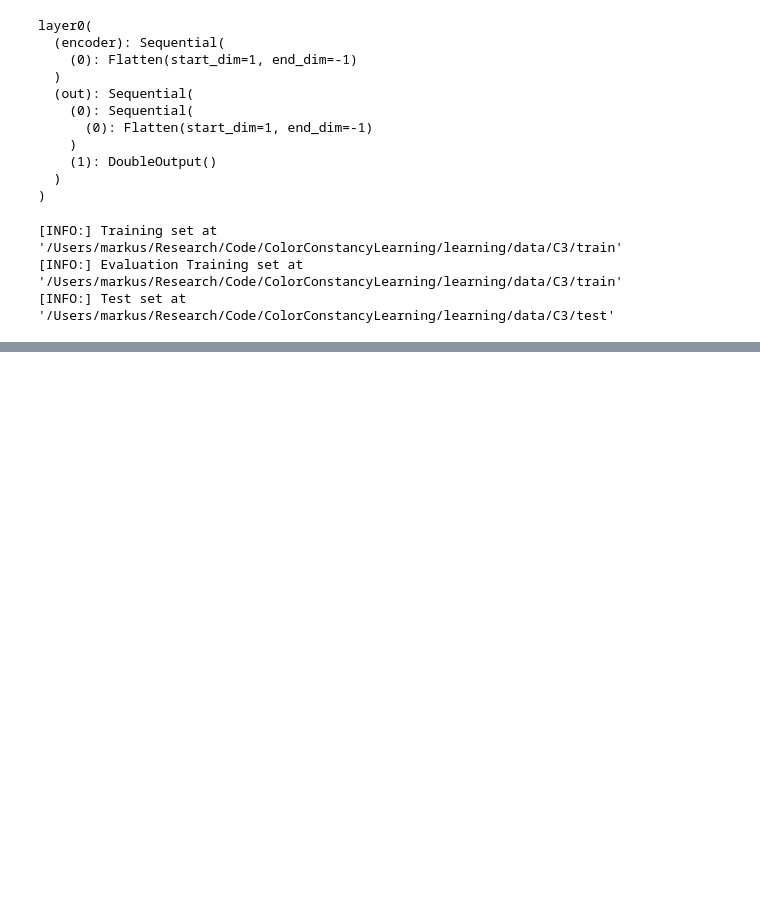
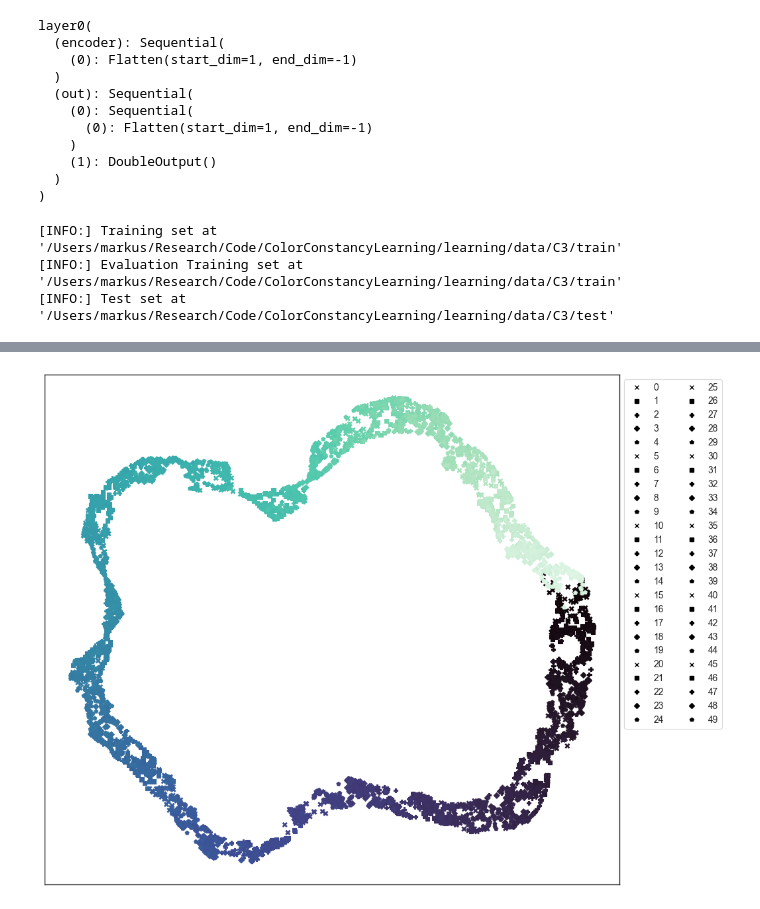
Before and after one commit to mrernst/ColorConstancyLearning, a Jupyter notebook: learning/main/load_and_evaluate.ipynb, the cells around one changed output, grey strips where cells are left out. Drawn from its saved outputs; the diff is of its cells as text; code cells hidden in the pictures; blank space fills up the shorter version.

```diff
--- a/learning/main/load_and_evaluate.ipynb
+++ b/learning/main/load_and_evaluate.ipynb
@@ -208,0 +212,82 @@ tensor(0.7554)
+# %%
+import pacmap
+import matplotlib.pyplot as plt
+from matplotlib.patches import Patch
+from matplotlib.cm import get_cmap
+import matplotlib.lines as mlines
+
+from matplotlib.colors import ListedColormap, hsv_to_rgb
+import seaborn as sns
+
+
+# create a custom pacmap plot
+color_map = ListedColormap(sns.color_palette('colorblind', 50))
+hsl_colors = [(i * (360 / 50), 50, 100) for i in range(50)]
+#color_map = ListedColormap([hsv_to_rgb((hsl[0] / 360, hsl[1] / 100, hsl[2] / 100)) for hsl in hsl_colors])
+
+#legend_patches = [Patch(color=color_map(i / n_classes), label=label) for i, label in enumerate(class_labels)]
+# save the visualization result
+embedding = pacmap.PaCMAP(n_components=2)
+X_transformed = embedding.fit_transform(features_test.cpu().numpy(), init="pca")
+fig, ax = plt.subplots(1, 1, figsize=[14,10], facecolor='w', edgecolor='k')
+
+labels = labels_test.cpu().numpy()
+time_labels = np.arange(0, len(labels), 1)
+time_colormap = ListedColormap(sns.color_palette("mako", len(labels),))
+# we know that in this specific version of the testset there are 100 images per class
+
+marker_list = ["x", "s", "P", "D", "p"]*10
+for i in range(50):
+    print(i*split,(i+1)*split)
+    split=100
+    ax.scatter(X_transformed[i*split:(i+1)*split, 0], X_transformed[i*split:(i+1)*split, 1],
+# c=,
+s=20.,
+marker=marker_list[i],
+#facecolors='none',
+c=time_colormap(time_labels)[i*split:(i+1)*split],
+)
+
+
+#ax.set_title('Pacmap Plot')
+plt.xticks([]), plt.yticks([])
+# Shrink current axis by 20%
+box = ax.get_position()
+ax.set_position([box.x0, box.y0, box.width * 0.8, box.height])
+
+legend_patches = [mlines.Line2D([], [], color='black', marker=marker_list[i], linestyle='None',
+                          markersize=4, label=i) for i in range(50)]
+
+ax.legend(loc='upper left', bbox_to_anchor=(1., 1.), handles=legend_patches, fontsize=10, ncol=2)
+#ax.colorbar()
+#legend(loc=2, prop={'size': 6})
+# ax.text(-0.15, 1.05, 'C', transform=ax.transAxes, size=30, weight='medium')
+plt.show()
+
+fig, ax = plt.subplots(1, 1, figsize=[14,10], facecolor='w', edgecolor='k')
+ax.scatter(X_transformed[:, 0], X_transformed[:, 1], c=color_map(labels), s=2., marker='s')
+#ax.set_title('Pacmap Plot')
+plt.xticks([]), plt.yticks([])
+# Shrink current axis by 20%
+box = ax.get_position()
+ax.set_position([box.x0, box.y0, box.width * 0.8, box.height])
+legend_patches = [Patch(color=color_map(i), label=label) for i, label in enumerate(data_properties_dict[args.dataset].classes)]
+ax.legend(loc='upper left', bbox_to_anchor=(1., 1.), handles=legend_patches, fontsize=10, ncol=2)
+
+plt.show()
+
+
+color_map = ListedColormap([hsv_to_rgb((hsl[0] / 360, hsl[1] / 100, hsl[2] / 100)) for hsl in hsl_colors])
+
+fig, ax = plt.subplots(1, 1, figsize=[14,10], facecolor='w', edgecolor='k')
+ax.scatter(X_transformed[:, 0], X_transformed[:, 1], c=color_map(labels), s=2., marker='s')
+#ax.set_title('Pacmap Plot')
+plt.xticks([]), plt.yticks([])
+# Shrink current axis by 20%
+box = ax.get_position()
+ax.set_position([box.x0, box.y0, box.width * 0.8, box.height])
+legend_patches = [Patch(color=color_map(i), label=label) for i, label in enumerate(data_properties_dict[args.dataset].classes)]
+ax.legend(loc='upper left', bbox_to_anchor=(1., 1.), handles=legend_patches, fontsize=10, ncol=2)
+
+plt.show()
+# %% [output]
@@ -208,0 +311 @@ tensor(0.7554)
+[figure, added]
```
Also changed, not shown: parts of 6 cells of this notebook, 7 other files.
